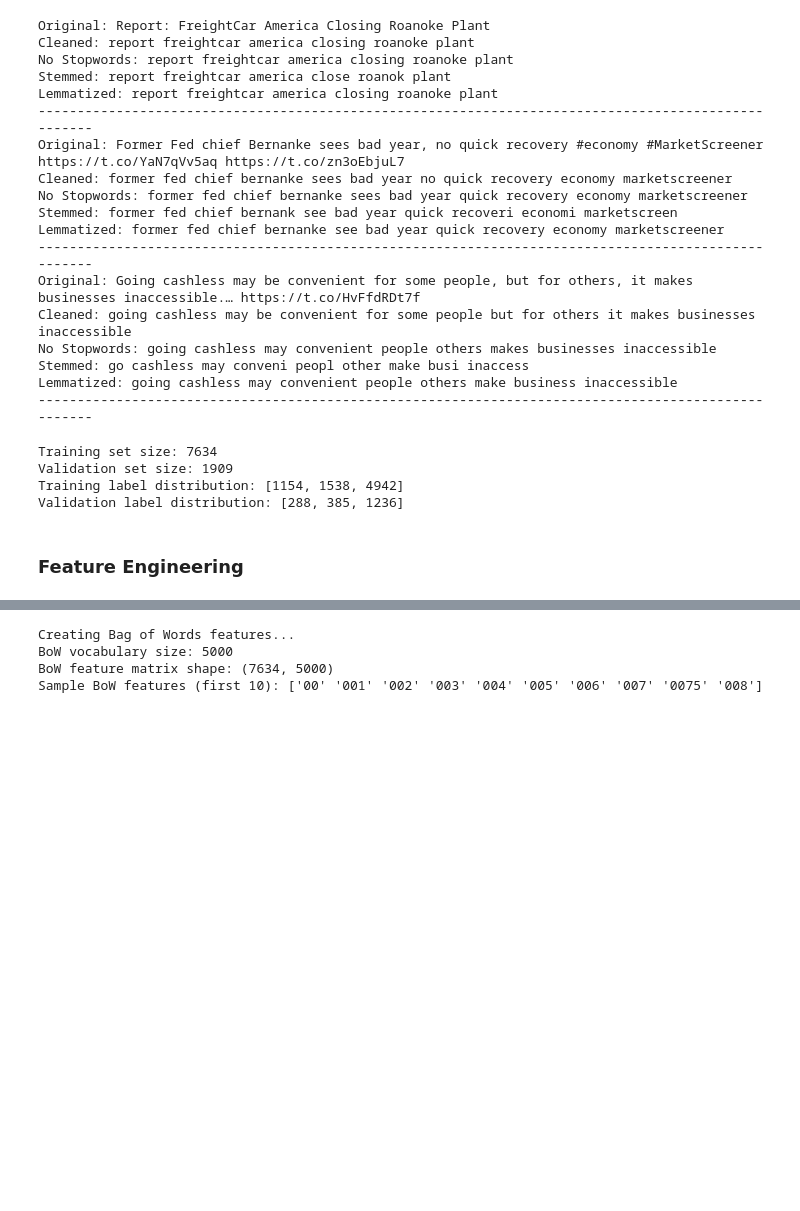
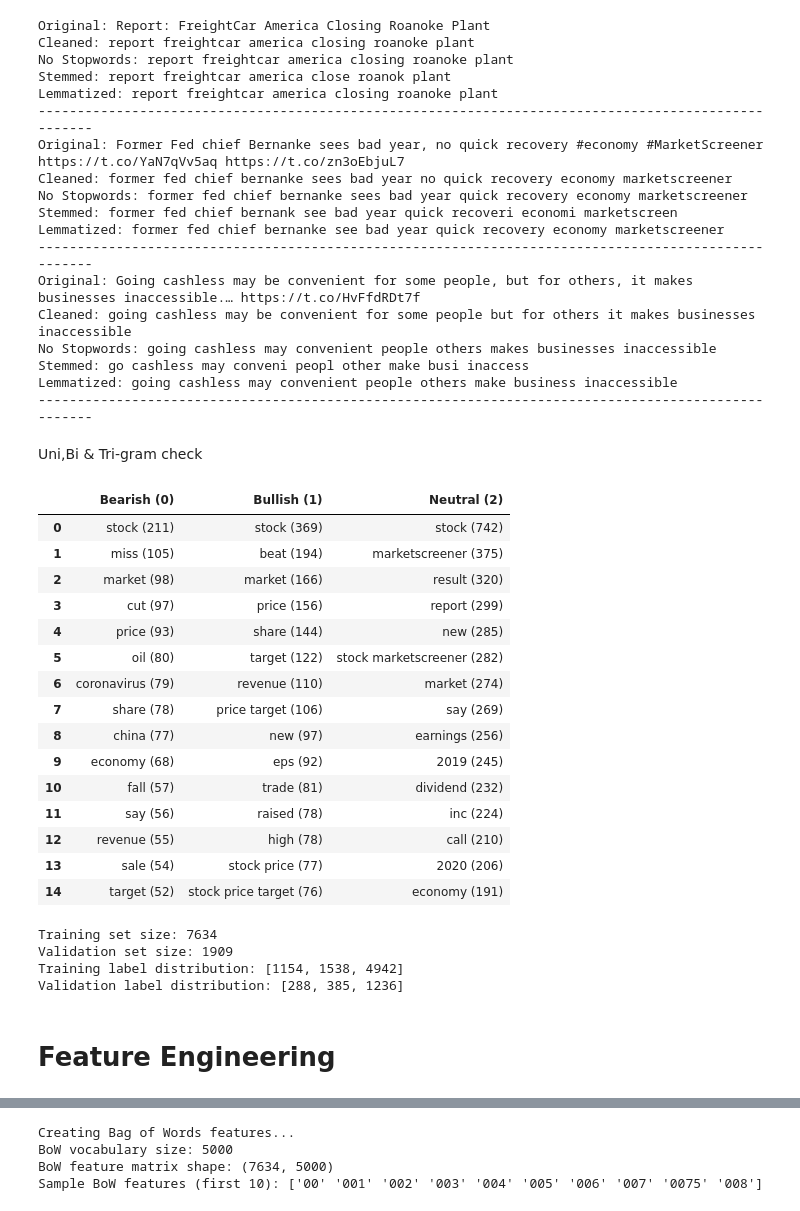
Before and after one commit to DaanCW/Data-Mining-24-25, a Jupyter notebook: main.ipynb, the cells around one changed output, grey strips where cells are left out. Saved outputs shown, nothing was run; the diff lists cells and outputs as text; code cells hidden in the pictures; blank space fills up the shorter version.

```diff
--- a/main.ipynb
+++ b/main.ipynb
@@ -421,0 +472,10 @@ def clean_text(text):
+# %%
+from nltk.tokenize import wordpunct_tokenize
+
+def tokenize_text(text):
+    """
+    Tokenize using NLTK's wordpunct_tokenize (no download needed).
+    """
+    return wordpunct_tokenize(text)
+
+train_data['tokens'] = train_data['cleaned_text'].apply(tokenize_text)
@@ -473,0 +589,10 @@ Preprocessing complete.
+# %%
+# Define stemming function for token lists
+def stem_tokens(tokens):
+    """Apply stemming to a list of tokens"""
+    stemmer = SnowballStemmer('english')
+    return [stemmer.stem(word) for word in tokens]
+
+# Apply to filtered tokens
+print("Applying stemming...")
+train_data['stemmed_tokens'] = train_data['filtered_tokens'].apply(stem_tokens)
@@ -499,6 +628,50 @@ No Stopwords: going cashless may convenient people others makes businesses inacc
 Stemmed: go cashless may conveni peopl other make busi inaccess
 Lemmatized: going cashless may convenient people others make business inaccessible
 ----------------------------------------------------------------------------------------------------
+# %% [markdown]
+Uni,Bi & Tri-gram check
+# %%
+def get_top_ngrams_by_label(data, text_col='lemmatized_text', label_col='label', ngram_range=(1,3), top_n=10):
+    """
+    Get top n-grams (1–3 by default) with counts per sentiment label.
+    Returns a DataFrame with columns: Bearish (0), Bullish (1), Neutral (2)
+    """
+    top_ngrams = {}
+
+    for sentiment in sorted(data[label_col].unique()):
+        subset = data[data[label_col] == sentiment][text_col]
+        vectorizer = CountVectorizer(ngram_range=ngram_range)
+        X = vectorizer.fit_transform(subset)
+
+        sum_words = X.sum(axis=0)
+        word_freq = [(word, sum_words[0, idx]) for word, idx in vectorizer.vocabulary_.items()]
+        word_freq = sorted(word_freq, key=lambda x: x[1], reverse=True)[:top_n]
+
+        top_ngrams[sentiment] = [f"{phrase} ({count})" for phrase, count in word_freq]
+
+    df_top = pd.DataFrame(top_ngrams)
+    df_top.columns = ['Bearish (0)', 'Bullish (1)', 'Neutral (2)']
+    return df_top
+# %%
+top_ngrams_post_preprocessing = get_top_ngrams_by_label(train_data, text_col='lemmatized_text', ngram_range=(1, 3), top_n=15)
+display(top_ngrams_post_preprocessing)
+# %% [output]
+|  | Bearish (0) | Bullish (1) | Neutral (2) |
+| 0 | stock (211) | stock (369) | stock (742) |
+| 1 | miss (105) | beat (194) | marketscreener (375) |
+| 2 | market (98) | market (166) | result (320) |
+| 3 | cut (97) | price (156) | report (299) |
+| 4 | price (93) | share (144) | new (285) |
+| 5 | oil (80) | target (122) | stock marketscreener (282) |
+| 6 | coronavirus (79) | revenue (110) | market (274) |
+| 7 | share (78) | price target (106) | say (269) |
+| 8 | china (77) | new (97) | earnings (256) |
+| 9 | economy (68) | eps (92) | 2019 (245) |
+| 10 | fall (57) | trade (81) | dividend (232) |
+| 11 | say (56) | raised (78) | inc (224) |
+| 12 | revenue (55) | high (78) | call (210) |
+| 13 | sale (54) | stock price (77) | 2020 (206) |
+| 14 | target (52) | stock price target (76) | economy (191) |
 # %%
 X = train_data['lemmatized_text']  # We'll use lemmatized text for feature engineering
 y = train_data['label']
@@ -516,7 +689,7 @@ Validation set size: 1909
 Training label distribution: [1154, 1538, 4942]
 Validation label distribution: [288, 385, 1236]
 # %% [markdown]
-### Feature Engineering
+# **Feature Engineering**
 # %%
 # Cell 30: Import necessary libraries for feature engineering
 from sklearn.feature_extraction.text import CountVectorizer, TfidfVectorizer
```
Also changed, not shown: parts of 46 cells of this notebook.
